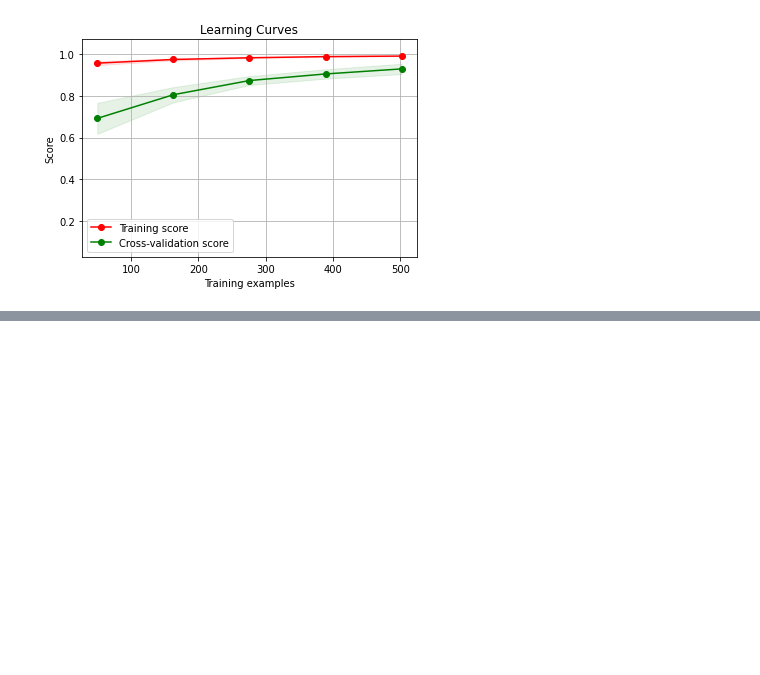
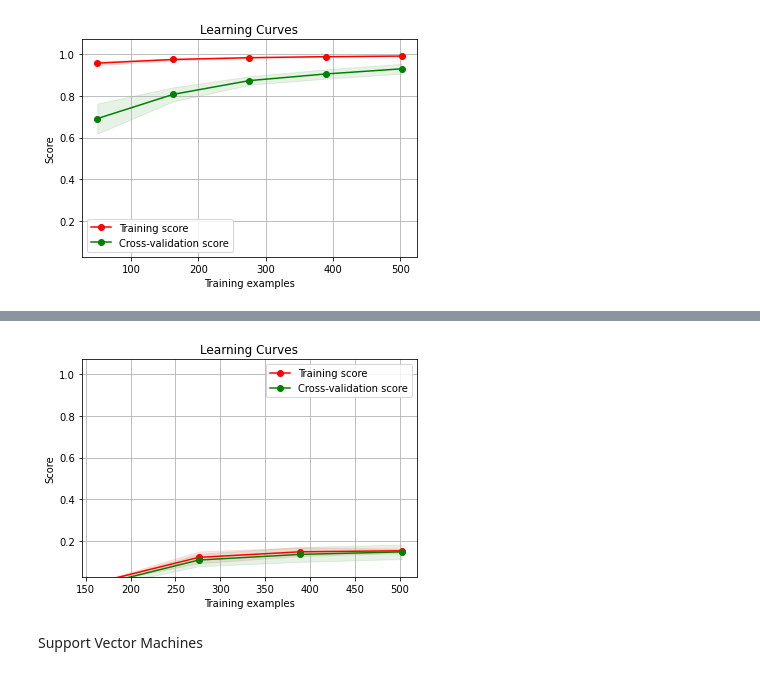
Before and after one commit to YarikHumanities/Canser-Analysis, a Jupyter notebook: methods.ipynb, the cells around one changed output, grey strips where cells are left out. Drawn from its saved outputs; the diff is of its cells as text; code cells hidden in the pictures; blank space fills up the shorter version.

```diff
--- a/methods.ipynb
+++ b/methods.ipynb
@@ -268,0 +334,8 @@ plt.show()
+# %%
+cv = ShuffleSplit(n_splits=10, test_size=0.2, random_state=0)
+plot_learning_curve(k_Nearest_regression_model_list[4], "Learning Curves", X_train, Y_train, (0.03, 1.07), cv=cv, n_jobs=4)
+plt.show()
+# %% [output]
+[figure, added]
+# %% [markdown]
+Support Vector Machines
```
Also changed, not shown: parts of 14 cells of this notebook, 1 other file.
